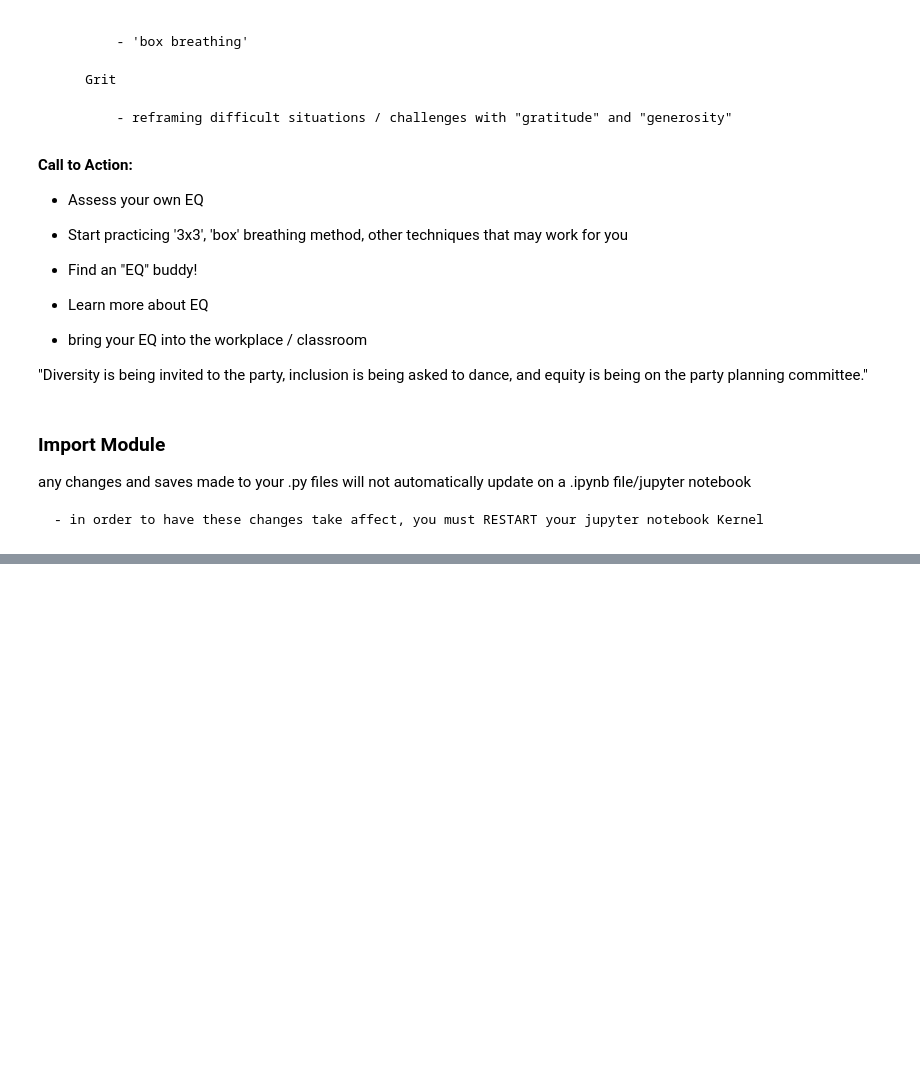
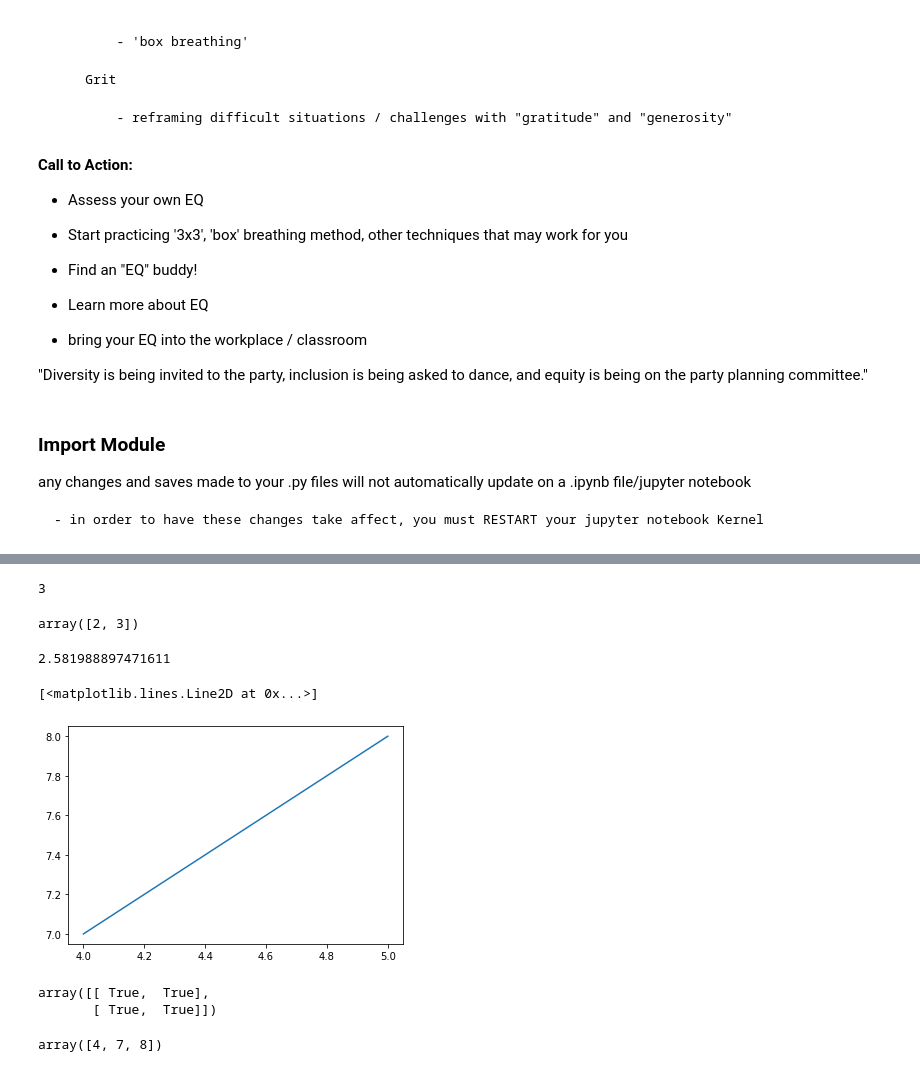
Before and after one commit to mijailmariano/my_notes, a Jupyter notebook: jupy-notebook.ipynb, the cells around one changed output, grey strips where cells are left out. Drawn from its saved outputs; the diff is of its cells as text; code cells hidden in the pictures; blank space fills up the shorter version.

```diff
--- a/jupy-notebook.ipynb
+++ b/jupy-notebook.ipynb
@@ -1242,0 +1297,58 @@ any changes and saves made to your .py files will not automatically update on a
+# %%
+matrix = np.array([
+    [1, 2, 3],
+    [4, 5, 6],
+    [7, 8, 9]
+])
+
+matrix.shape #will return a '3 by 3' array
+# Lists index syntax works on numpy arrays
+
+#for example:
+
+matrix[0] #should return '[1, 2, 3]'
+
+first_array = matrix[0]
+print(first_array[-1]) #should return the last indexed character of the first array, which is a 3
+
+#you can treat arrays to index positional characters
+
+#for example:
+
+    # to print OR 'slice' the first and last indexed characters of 'first-array' you can code the following
+
+first_array[1:]
+# %% [output]
+3
+array([2, 3])
+# %%
+#### summary statistics methods in NUMPY
+
+a = np.array([1, 2, 3, 4, 5, 6, 7, 8, 9])
+
+a.sum()
+a.mean()
+a.std()
+# %% [output]
+2.581988897471611
+# %%
+columns = matrix[1:, :2] #numpy arrays also allow for 'unique slicing' where this is looking at the 1st indexed row 'comma
+# %%
+import matplotlib.pyplot as plt
+
+x = columns[0]
+y = columns[1]
+
+plt.plot(x, y)
+# %% [output]
+[<matplotlib.lines.Line2D at 0x...>]
+[figure, added]
+# %%
+columns >= 1 #boolean array method
+# %% [output]
+array([[ True,  True],
+       [ True,  True]])
+# %%
+columns[columns != 5]
+# %% [output]
+array([4, 7, 8])
```
Also changed, not shown: parts of 6 cells of this notebook, 1 other file.
